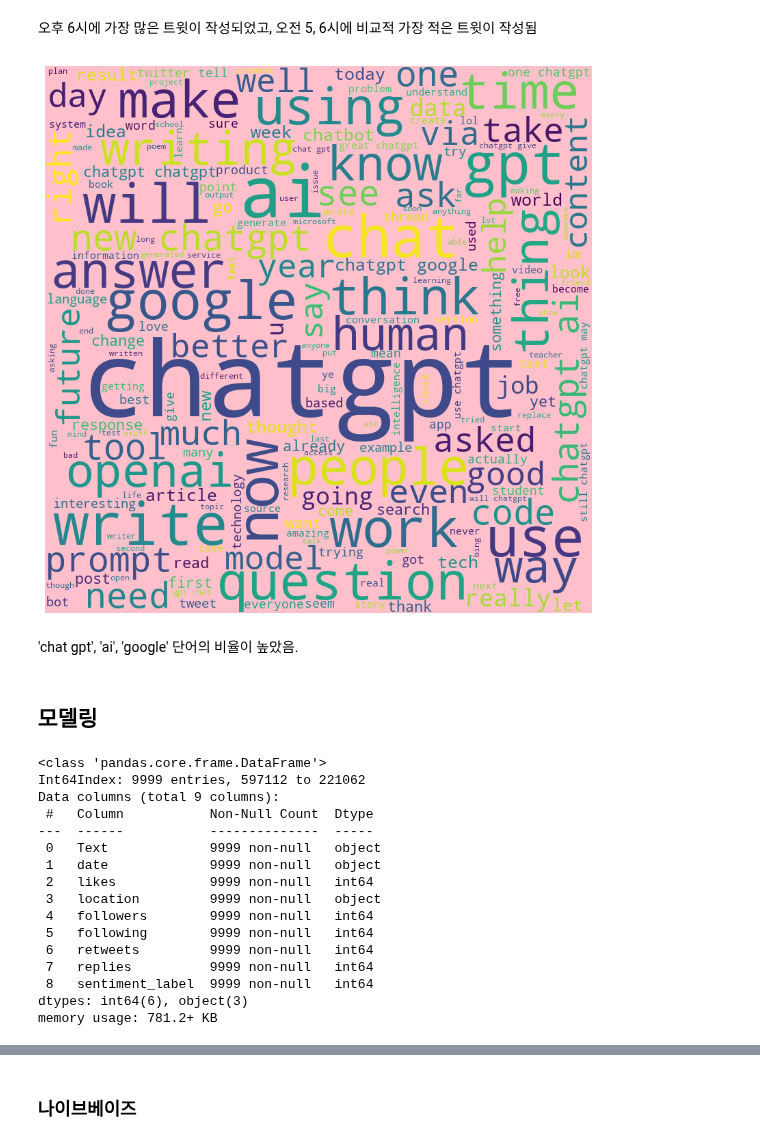
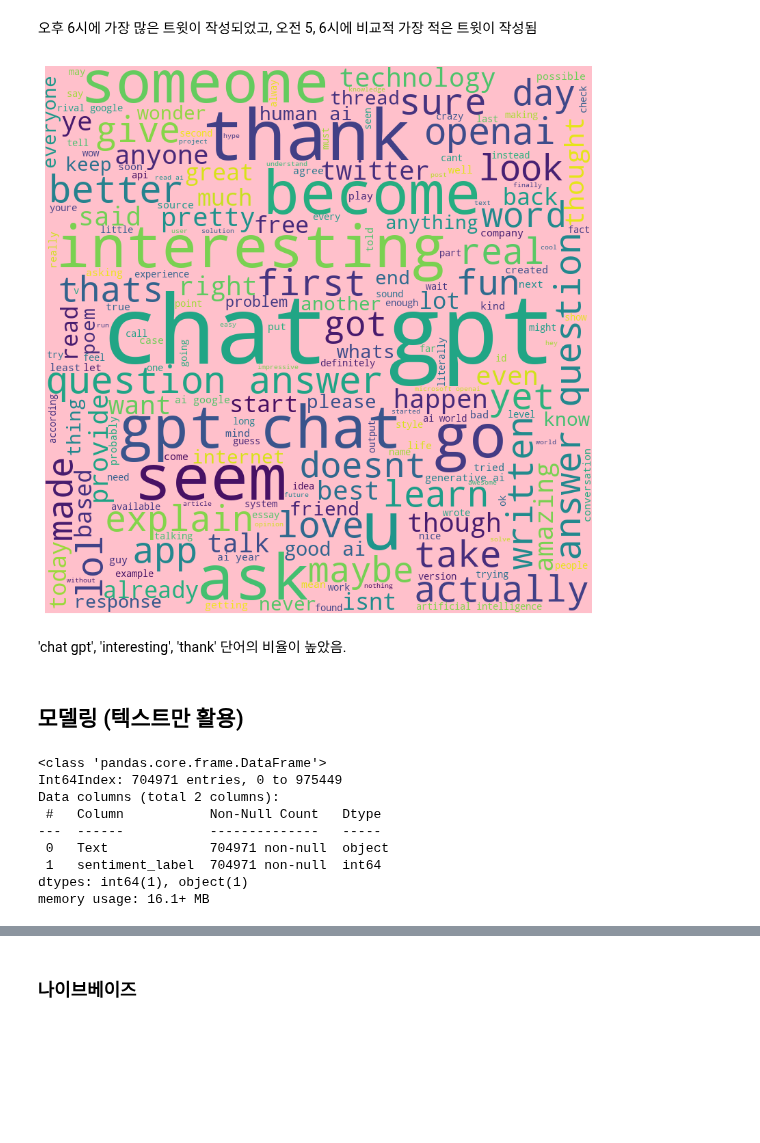
Before and after one commit to halley1116/2025_DA_study, a Jupyter notebook: team1/PSM_1_4.ipynb, the cells around one changed output, grey strips where cells are left out. Cells and saved outputs as stored; diff of their text form; code cells hidden in the pictures; blank space fills up the shorter version.

```diff
--- a/team1/PSM_1_4.ipynb
+++ b/team1/PSM_1_4.ipynb
@@ -121,3 +121,7 @@ df['Text'][0]
 # %% [markdown]
 ## 데이터 전처리
 이번 챕터는 텍스트 분석을 진행해야 하므로 먼저 데이터 전처리를 진행 후 EDA 진행
+# %%
+# 결측치 제거
+df = df.dropna(axis=0)
+df.info()
@@ -137,5 +161,5 @@ df.head()
 # %%
 # negative와 같이 확률값 컬럼과 predicted_label 컬럼 제거
-df = df.drop(columns=['negative', 'positive', 'neutral', 'predicted_label'], axis=1)
-df.head()
+data = df.drop(columns=['date', 'location', 'negative', 'positive', 'neutral', 'predicted_label'], axis=1)
+data.head()
 # %% [output]
@@ -148,4 +171,0 @@ df.head()
-# %%
-# location 컬럼 결측치 제거
-df = df.dropna(axis=0, how='any')
-df.info()
@@ -184,0 +172,4 @@ Name: sentiment_label, dtype: int64
+# %%
+# 사용할 컬럼 할당
+data = df[['Text', 'sentiment_label']]
+data.head()
@@ -331,49 +341,42 @@ plt.show()
 # %%
 # 트윗 워드클라우드
 comment_words = ''
 stopwords = set(STOPWORDS)
 
-for val in df.Text:
+for val in data.Text:
     val = str(val)
     tokens = val.split()
 
     tokens = list(set([word.lower() for word in tokens]))
 
     comment_words += " ".join(tokens) + " "
 
 wordcloud = WordCloud(width=800, height=800,
                       background_color='pink',
                       stopwords=stopwords,
                       min_font_size=10).generate(comment_words)
 
 plt.figure(figsize=(8, 8), facecolor=None)
 plt.imshow(wordcloud)
 plt.axis("off")
 plt.tight_layout(pad=0)
 plt.show()
 # %% [output]
-[figure, old version]
+[figure, new version]
 # %% [markdown]
-'chat gpt', 'ai', 'google' 단어의 비율이 높았음.
+'chat gpt', 'interesting', 'thank' 단어의 비율이 높았음.
 # %% [markdown]
-## 모델링
+## 모델링 (텍스트만 활용)
 # %%
 # 샘플링 데이터 값 확인
 data.info()
 # %% [output]
 <class 'pandas.core.frame.DataFrame'>
-Int64Index: 9999 entries, 597112 to 221062
-Data columns (total 9 columns):
- #   Column           Non-Null Count  Dtype
----  ------           --------------  -----
- 0   Text             9999 non-null   object
- 1   date             9999 non-null   object
- 2   likes            9999 non-null   int64
- 3   location         9999 non-null   object
- 4   followers        9999 non-null   int64
- 5   following        9999 non-null   int64
- 6   retweets         9999 non-null   int64
- 7   replies          9999 non-null   int64
- 8   sentiment_label  9999 non-null   int64
-dtypes: int64(6), object(3)
-memory usage: 781.2+ KB
+Int64Index: 704971 entries, 0 to 975449
+Data columns (total 2 columns):
+ #   Column           Non-Null Count   Dtype
+---  ------           --------------   -----
+ 0   Text             704971 non-null  object
+ 1   sentiment_label  704971 non-null  int64
+dtypes: int64(1), object(1)
+memory usage: 16.1+ MB
```
Also changed, not shown: parts of 34 cells of this notebook.
